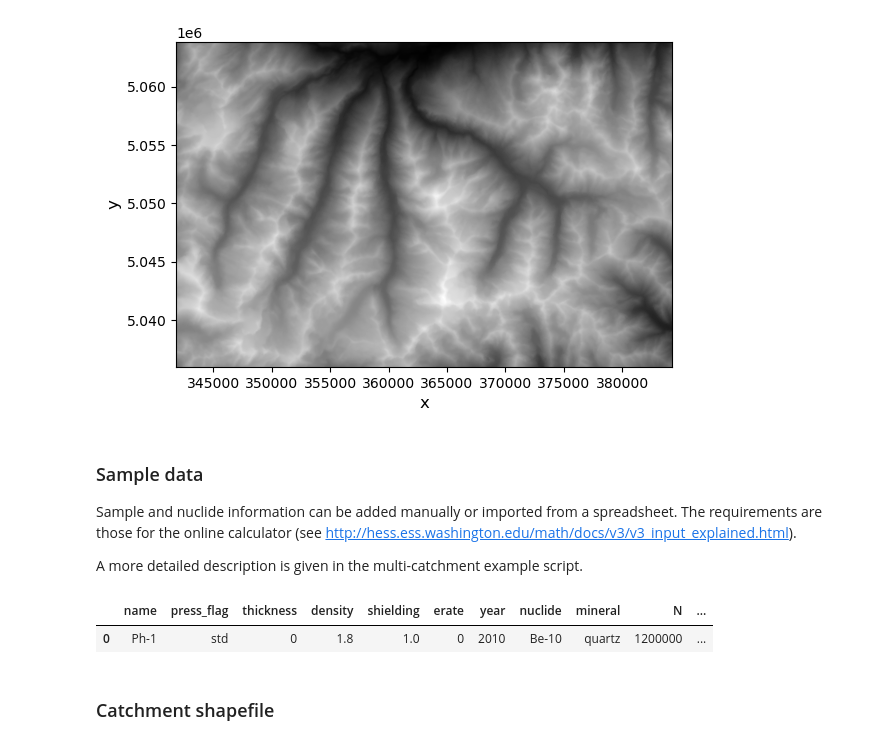
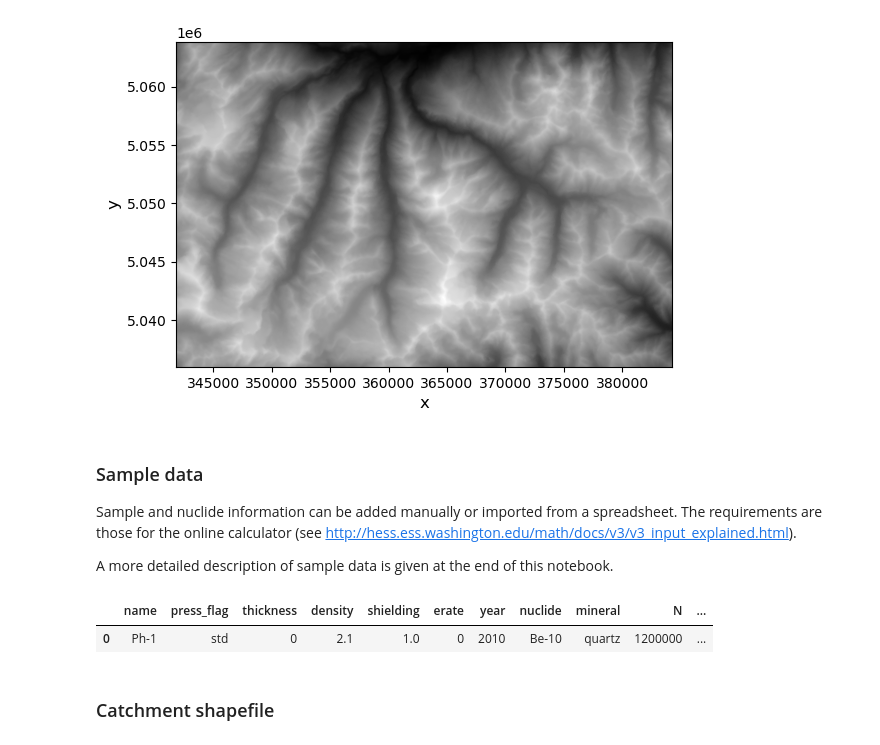
Before and after one commit to kstueb/riversand, a Jupyter notebook: riversand/example_scripts/quickstart.ipynb, the cells around one changed output. Drawn from its saved outputs; the diff is of its cells as text; code cells hidden in the pictures.

```diff
--- a/riversand/example_scripts/quickstart.ipynb
+++ b/riversand/example_scripts/quickstart.ipynb
@@ -9,5 +13,5 @@ import numpy as np
 
 import riversand
 
-# path to the user data
-path = "./user_data"
+# Create a new 'Riversand' object and specify the folder with the input data:
+rv = riversand.Riversand("test_data")
@@ -18,11 +26,8 @@ You can add three types of raster datasets: `'elevation'`, `'shielding'` and `'q
 # %%
-# Create a new 'Riversand' object
-rv = riversand.Riversand()
-
-# Add raster data
-rv.add_raster('dem_utm_35m.tif', path, dtype='elevation')
-rv.add_raster('toposhielding_35m.tif', path, dtype='shielding') # optional
-#rv.add_raster('quartz_35m.tif', path, dtype='quartz') # optional
+# Add raster data:
+rv.add_raster('dem_utm_35m.tif', dtype='elevation')
+rv.add_raster('toposhielding_35m.tif', dtype='shielding') # optional
+#rv.add_raster('quartz_35m.tif', dtype='quartz') # optional
 # %% [markdown]
 There are some **plotting** functions to quickly explore the uploaded raster data:
 # %%
@@ -35,20 +39,20 @@ riversand.plot_raster(rv) # by default, the elevation raster is displayed
 ### Sample data
 Sample and nuclide information can be added manually or imported from a spreadsheet. The requirements are those for the online calculator (see  http://hess.ess.washington.edu/math/docs/v3/v3_input_explained.html).<br>
 
-A more detailed description is given in the multi-catchment example script.
+A more detailed description of sample data is given at the end of this notebook.
 # %%
-# Add sample data manually
-S1 = {'name'   : 'Ph-1',   # sample name
-      'N'      : 1.2e6,    # nuclide concentration, atoms/gram
-      'delN'   : 3.6e4,    # uncertainty, atoms/g
-      'nuclide': 'Be-10',  # nuclide 'Be-10' or 'Al-26'
-      'density': 1.8,      # density, g/cm3
-     }
-rv.add_samples(data=S1)
-rv.samples # display dataset
+# Add sample data manually:
+test = {'name'   : 'Ph-1',   # sample name
+        'N'      : 1.2e6,    # nuclide concentration, at/g
+        'delN'   : 3.6e4,    # uncertainty, at/g
+        'nuclide': 'Be-10',  # nuclide 'Be-10' or 'Al-26'
+        'density': 2.1,      # density, g/cm3
+      }
+rv.add_samples(test) # add the sample to the project
+rv.samples # display dataset; note that default values are filled in, e.g. for the year of sampling
 # %% [output]
 |  | name | press_flag | thickness | density | shielding | erate | year | nuclide | mineral | N | ... |
-| 0 | Ph-1 | std | 0 | 1.8 | 1.0 | 0 | 2010 | Be-10 | quartz | 1200000 | ... |
+| 0 | Ph-1 | std | 0 | 2.1 | 1.0 | 0 | 2010 | Be-10 | quartz | 1200000 | ... |
 # %% [markdown]
 ### Catchment shapefile
 # %%
```
Also changed, not shown: parts of 35 cells of this notebook.
